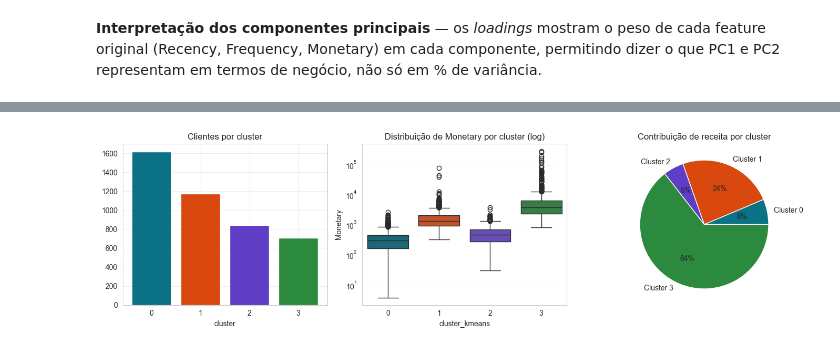
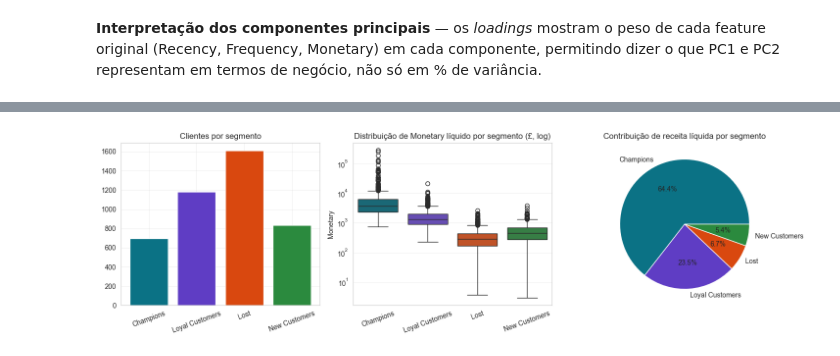
Before and after one commit to dzpoa/unisinos-segmentacao-clientes-rfm, a Jupyter notebook: segmentacao_clientes.ipynb, the cells around one changed output, grey strips where cells are left out. Saved outputs shown, nothing was run; the diff lists cells and outputs as text; code cells hidden in the pictures.

```diff
--- a/segmentacao_clientes.ipynb
+++ b/segmentacao_clientes.ipynb
@@ -432,8 +523,7 @@ linkage escolhido para o dendrograma: average (silhueta=0.416)
 # %%
-# dendrograma com o linkage que teve maior silhueta na comparação acima —
-# Ward costuma ser o ponto de partida mais comum, mas usar aqui o vencedor
-# real evita a inconsistência de comparar os três e ignorar o resultado
-Z_link_final = linkage(Z_hier, method=LINKAGE_FINAL)
+# dendrograma com o linkage escolhido na célula anterior (maior silhueta entre
+# as soluções não degeneradas)
+Z_link_final = links[LINKAGE_FINAL]
 labels_hier_final = fcluster(Z_link_final, t=K_FINAL, criterion="maxclust")
 rfm.loc[rfm.index[idx_amostra], "cluster_hier"] = labels_hier_final
 
@@ -443,7 +533,7 @@ n = len(Z_hier)
 dist_ordenadas = Z_link_final[:, 2]
 corte = (dist_ordenadas[n - K_FINAL - 1] + dist_ordenadas[n - K_FINAL]) / 2
 
-# a cor de cada galho é decidida por nós (via link_color_func), não pelo esquema
+# a cor de cada galho é definida explicitamente (via link_color_func), não pelo esquema
 # automático do scipy — com truncate_mode="lastp" a separação real entre clusters
 # pode ficar escondida dentro de uma super-folha comprimida, e a cor automática do
 # scipy (baseada só no desenho truncado) pode contar grupos errado ou usar cores
@@ -763,21 +997,24 @@ plt.show()
 # %%
-fig, axes = plt.subplots(1, 3, figsize=(14, 4))
+fig, axes = plt.subplots(1, 3, figsize=(15, 4.4))
+cores_ordem = [COR_SEG[s] for s in ORDEM_SEG]
 
-contagem = rfm["cluster_kmeans"].value_counts().sort_index()
-axes[0].bar(contagem.index.astype(str), contagem.values, color=PALETA[:len(contagem)])
-axes[0].set_title("Clientes por cluster")
-axes[0].set_xlabel("cluster")
+cont_seg = rfm["segmento"].value_counts().loc[ORDEM_SEG]
+axes[0].bar(ORDEM_SEG, cont_seg.values, color=cores_ordem)
+axes[0].set_title("Clientes por segmento")
+axes[0].tick_params(axis="x", rotation=20)
 
-sns.boxplot(data=rfm, x="cluster_kmeans", y="Monetary", ax=axes[1], palette=PALETA)
+sns.boxplot(data=rfm, x="segmento", y="Monetary", order=ORDEM_SEG, hue="segmento",
+            palette=COR_SEG, legend=False, ax=axes[1])
 axes[1].set_yscale("log")
-axes[1].set_title("Distribuição de Monetary por cluster (log)")
+axes[1].set_title("Distribuição de Monetary líquido por segmento (£, log)")
+axes[1].set_xlabel("")
+axes[1].tick_params(axis="x", rotation=20)
 
-receita_cluster = rfm.groupby("cluster_kmeans")["Monetary"].sum()
-axes[2].pie(receita_cluster.values, labels=[f"Cluster {c}" for c in receita_cluster.index],
-            autopct="%1.0f%%", colors=PALETA[:len(receita_cluster)])
-axes[2].set_title("Contribuição de receita por cluster")
+receita_seg = rfm.groupby("segmento")["Monetary"].sum().loc[ORDEM_SEG]
+axes[2].pie(receita_seg.values, labels=ORDEM_SEG, autopct="%1.1f%%", colors=cores_ordem)
+axes[2].set_title("Contribuição de receita líquida por segmento")
 
 fig.tight_layout()
 plt.show()
 # %% [output]
-[figure, old version]
+[figure, new version]
```
Also changed, not shown: parts of 56 cells of this notebook, 2 other files.
